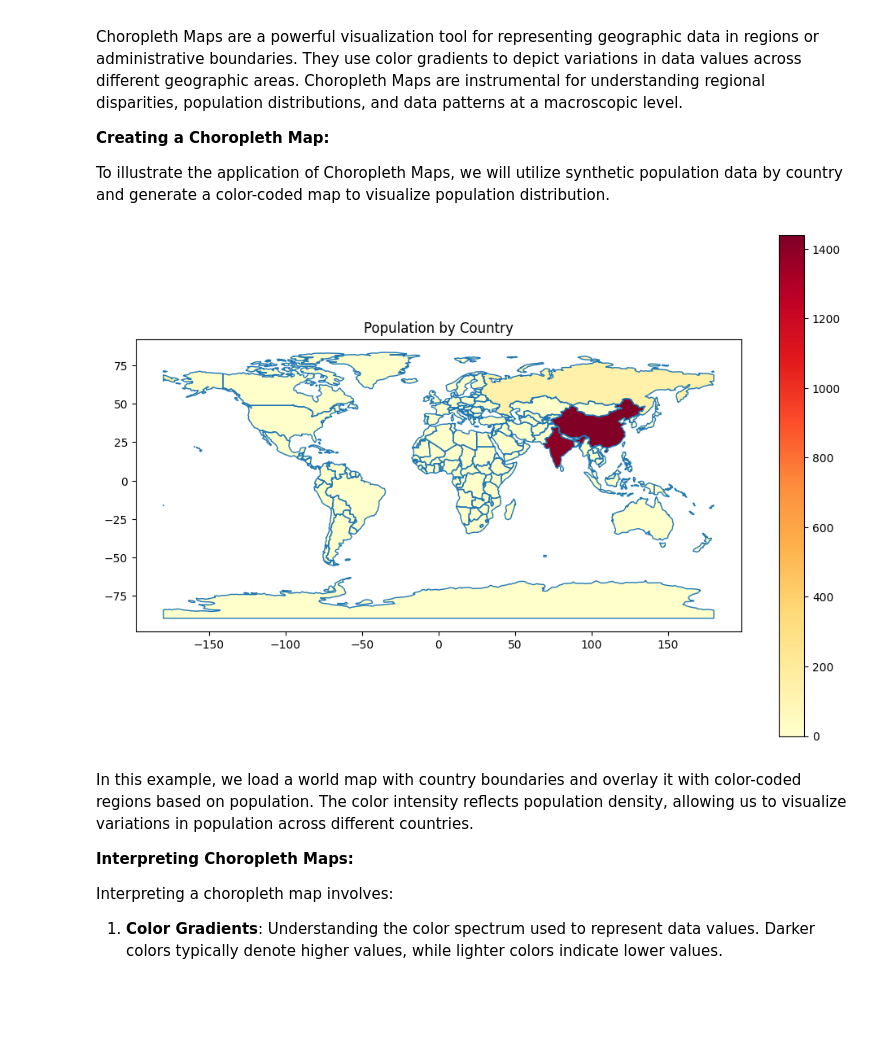
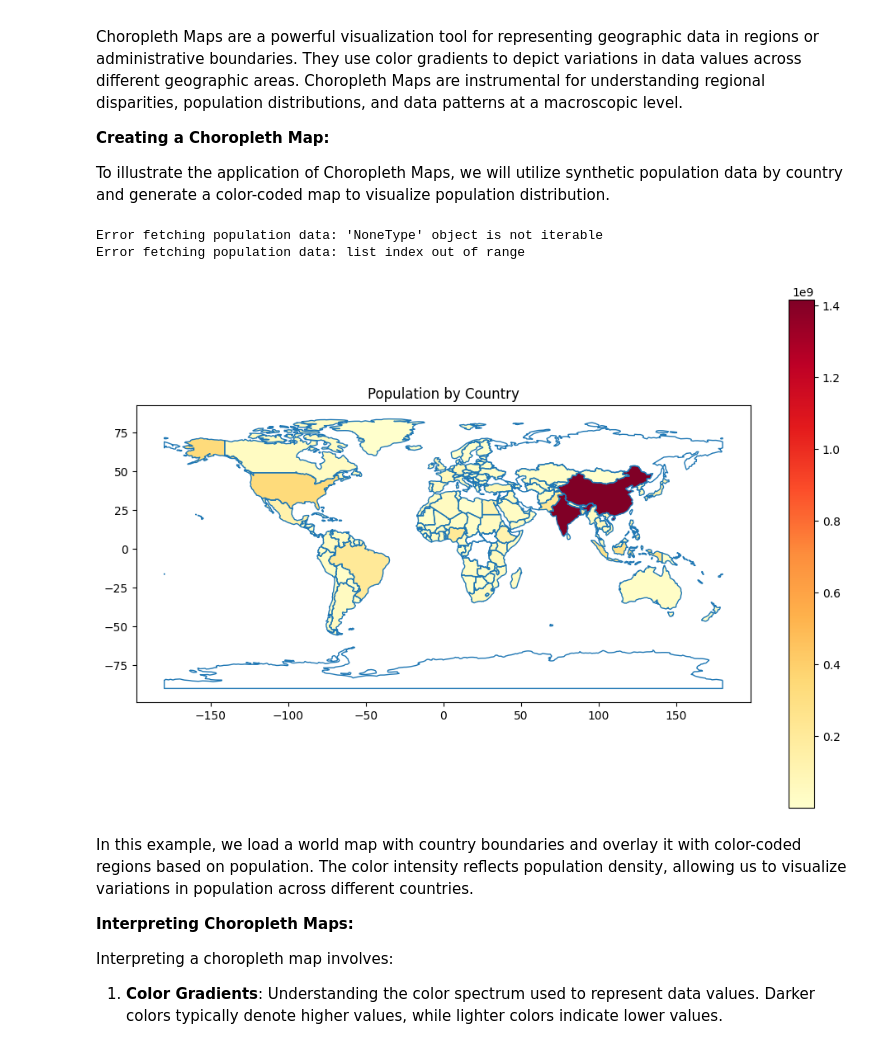
Before and after one commit to bsc-iitm/ML_Handbook, a Jupyter notebook: pages/vis2.ipynb, the cells around one changed output. Cells and saved outputs as stored; diff of their text form; code cells hidden in the pictures; blank space fills up the shorter version.

```diff
--- a/pages/vis2.ipynb
+++ b/pages/vis2.ipynb
@@ -641,32 +641,49 @@ Choropleth Maps are a powerful visualization tool for representing geographic da
 
 To illustrate the application of Choropleth Maps, we will utilize synthetic population data by country and generate a color-coded map to visualize population distribution.
 # %%
-# Importing necessary libraries
 import geopandas as gpd
 import matplotlib.pyplot as plt
+import requests
+import pycountry
 
 # Loading the 'naturalearth_lowres' dataset
 world = gpd.read_file(gpd.datasets.get_path('naturalearth_lowres'))
 
-# Generating synthetic population data by country
-countries = ['India', 'USA', 'China', 'Russia']
-population = [1400, 330, 1440, 145]
+# Function to fetch population data using the World Bank API
+def get_population(country_code):
+    try:
+        url = f'http://api.worldbank.org/v2/country/{country_code}/indicator/SP.POP.TOTL?format=json'
+        response = requests.get(url)
+        data = response.json()[1]
+        for item in data:
+            if item['value'] is not None:
+                return int(item['value'])
+        return None
+    except Exception as e:
+        print(f"Error fetching population data: {e}")
+        return None
 
-# Merging the synthetic population data with the geospatial data
-world['Population'] = 0  # Initialize the 'Population' column with zeros
-
-# Populate the 'Population' column with synthetic data
-for country, pop in zip(countries, population):
-    world.loc[world['name'] == country, 'Population'] = pop
+# Fetching population data for all countries
+for index, row in world.iterrows():
+    country_name = row['name']
+    try:
+        country_code = pycountry.countries.lookup(country_name).alpha_3
+        population = get_population(country_code)
+        if population is not None:
+            world.loc[index, 'Population'] = population
+    except LookupError:
+        continue
 
 # Creating a choropleth map
 fig, ax = plt.subplots(1, 1, figsize=(12, 8))
 world.boundary.plot(ax=ax, linewidth=1)
 world.plot(column='Population', cmap='YlOrRd', ax=ax, legend=True)
 plt.title('Population by Country')
 plt.show()
 # %% [output]
+Error fetching population data: 'NoneType' object is not iterable
+Error fetching population data: list index out of range
-[figure, old version]
+[figure, new version]
 # %% [markdown]
 In this example, we load a world map with country boundaries and overlay it with color-coded regions based on population. The color intensity reflects population density, allowing us to visualize variations in population across different countries.
 
```
Also changed, not shown: parts of 15 cells of this notebook, 55 other files.
